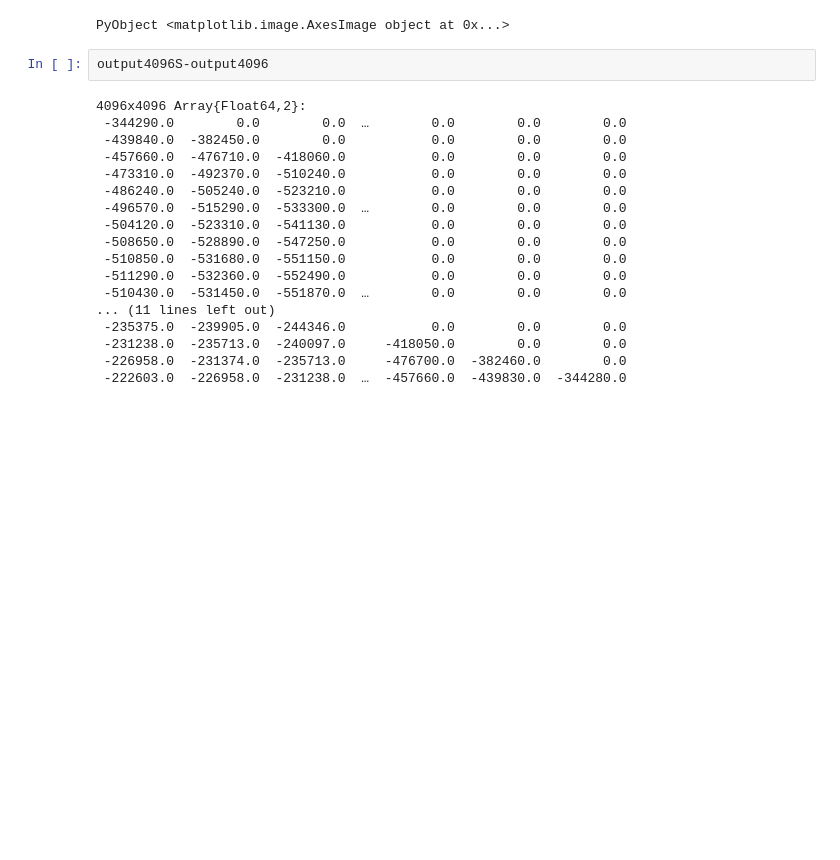
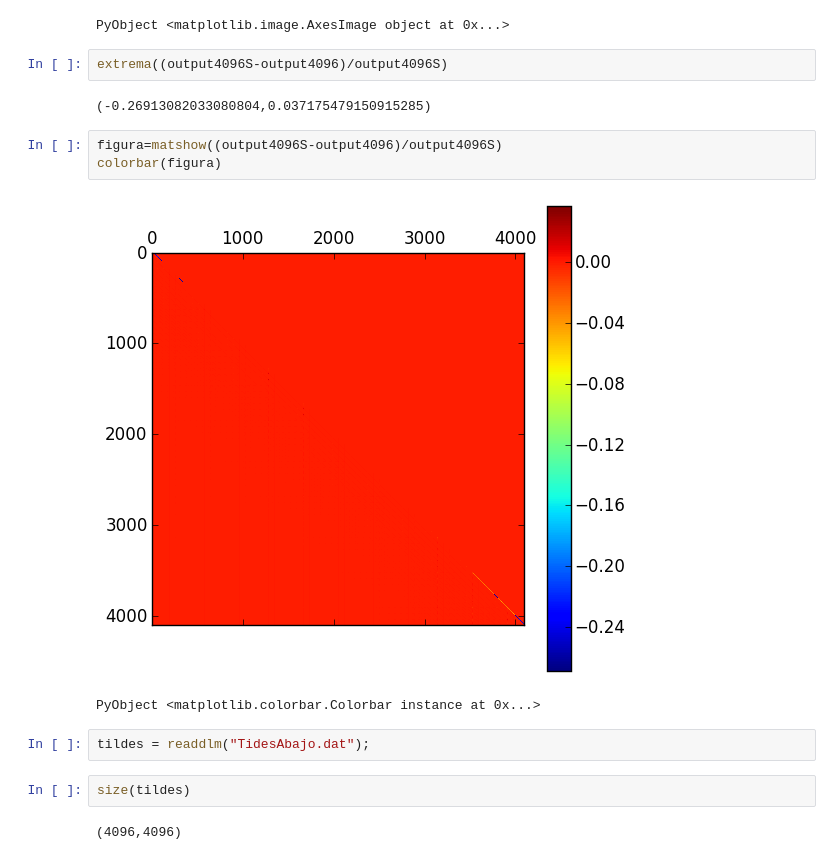
Before and after one commit to nestorcgk/Neuroscience, a Jupyter notebook: P2kCSDA/ComparaciónK4096.ipynb, the cells around one changed output. Cells and saved outputs as stored; diff of their text form; blank space fills up the shorter version.

Commit message:
Calculo de K tilde y K con simetrías completo

```diff
--- a/P2kCSDA/ComparaciónK4096.ipynb
+++ b/P2kCSDA/ComparaciónK4096.ipynb
@@ -159,23 +159,19 @@ matshow(output4096S)
 # %% [output]
 [figure]
 PyObject <matplotlib.image.AxesImage object at 0x...>
-# %%
-output4096S-output4096
-# %% [output]
-4096x4096 Array{Float64,2}:
- -344290.0        0.0        0.0  …        0.0        0.0        0.0
- -439840.0  -382450.0        0.0           0.0        0.0        0.0
- -457660.0  -476710.0  -418060.0           0.0        0.0        0.0
- -473310.0  -492370.0  -510240.0           0.0        0.0        0.0
- -486240.0  -505240.0  -523210.0           0.0        0.0        0.0
- -496570.0  -515290.0  -533300.0  …        0.0        0.0        0.0
- -504120.0  -523310.0  -541130.0           0.0        0.0        0.0
- -508650.0  -528890.0  -547250.0           0.0        0.0        0.0
- -510850.0  -531680.0  -551150.0           0.0        0.0        0.0
- -511290.0  -532360.0  -552490.0           0.0        0.0        0.0
- -510430.0  -531450.0  -551870.0  …        0.0        0.0        0.0
-... (11 lines left out)
- -235375.0  -239905.0  -244346.0           0.0        0.0        0.0
- -231238.0  -235713.0  -240097.0     -418050.0        0.0        0.0
- -226958.0  -231374.0  -235713.0     -476700.0  -382460.0        0.0
- -222603.0  -226958.0  -231238.0  …  -457660.0  -439830.0  -344280.0
+# %%
+extrema((output4096S-output4096)/output4096S)
+# %% [output]
+(-0.26913082033080804,0.037175479150915285)
+# %%
+figura=matshow((output4096S-output4096)/output4096S)
+colorbar(figura)
+# %% [output]
+[figure, added]
+PyObject <matplotlib.colorbar.Colorbar instance at 0x...>
+# %%
+tildes = readdlm("TidesAbajo.dat");
+# %%
+size(tildes)
+# %% [output]
+(4096,4096)
```
Also changed, not shown: parts of 20 cells of this notebook, 2 other files.
